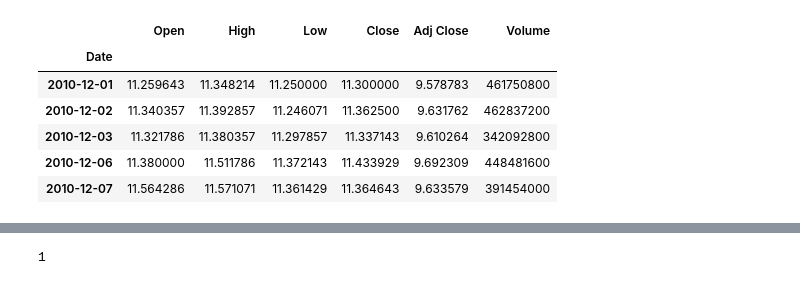
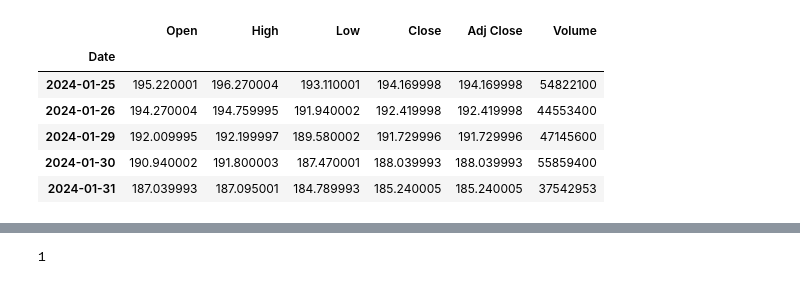
Before and after one commit to yuchild/berkeley_group_n_day_stock_prediction, a Jupyter notebook: main.ipynb, the cells around one changed output, grey strips where cells are left out. Drawn from its saved outputs; the diff is of its cells as text; code cells hidden in the pictures.

```diff
--- a/main.ipynb
+++ b/main.ipynb
@@ -12,13 +12,13 @@ aapl_day = yf.download("AAPL", start="2010-12-01", end=None)
 # %%
-aapl_day.head()
+aapl_day.tail()
 # %% [output]
 |  | Open | High | Low | Close | Adj Close | Volume |
 | Date |  |  |  |  |  |  |
-| 2010-12-01 | 11.259643 | 11.348214 | 11.250000 | 11.300000 | 9.578783 | 461750800 |
-| 2010-12-02 | 11.340357 | 11.392857 | 11.246071 | 11.362500 | 9.631762 | 462837200 |
-| 2010-12-03 | 11.321786 | 11.380357 | 11.297857 | 11.337143 | 9.610264 | 342092800 |
-| 2010-12-06 | 11.380000 | 11.511786 | 11.372143 | 11.433929 | 9.692309 | 448481600 |
-| 2010-12-07 | 11.564286 | 11.571071 | 11.361429 | 11.364643 | 9.633579 | 391454000 |
+| 2024-01-25 | 195.220001 | 196.270004 | 193.110001 | 194.169998 | 194.169998 | 54822100 |
+| 2024-01-26 | 194.270004 | 194.759995 | 191.940002 | 192.419998 | 192.419998 | 44553400 |
+| 2024-01-29 | 192.009995 | 192.199997 | 189.580002 | 191.729996 | 191.729996 | 47145600 |
+| 2024-01-30 | 190.940002 | 191.800003 | 187.470001 | 188.039993 | 188.039993 | 55859400 |
+| 2024-01-31 | 187.039993 | 187.095001 | 184.789993 | 185.240005 | 185.240005 | 37542953 |
 # %%
 aapl_day = aapl_day.rename(columns={'Adj Close': 'ac',
                                     'Open': 'o',
```
Also changed, not shown: parts of 33 cells of this notebook.
